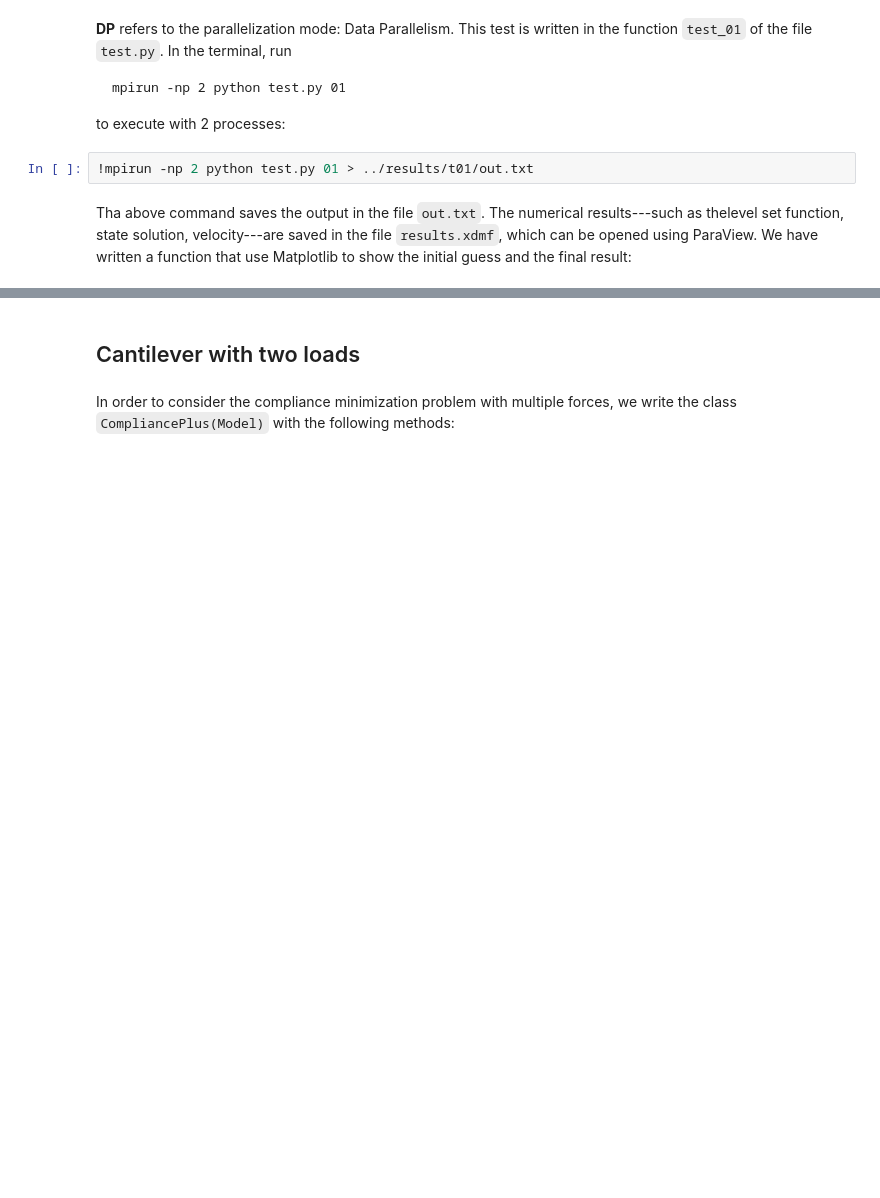
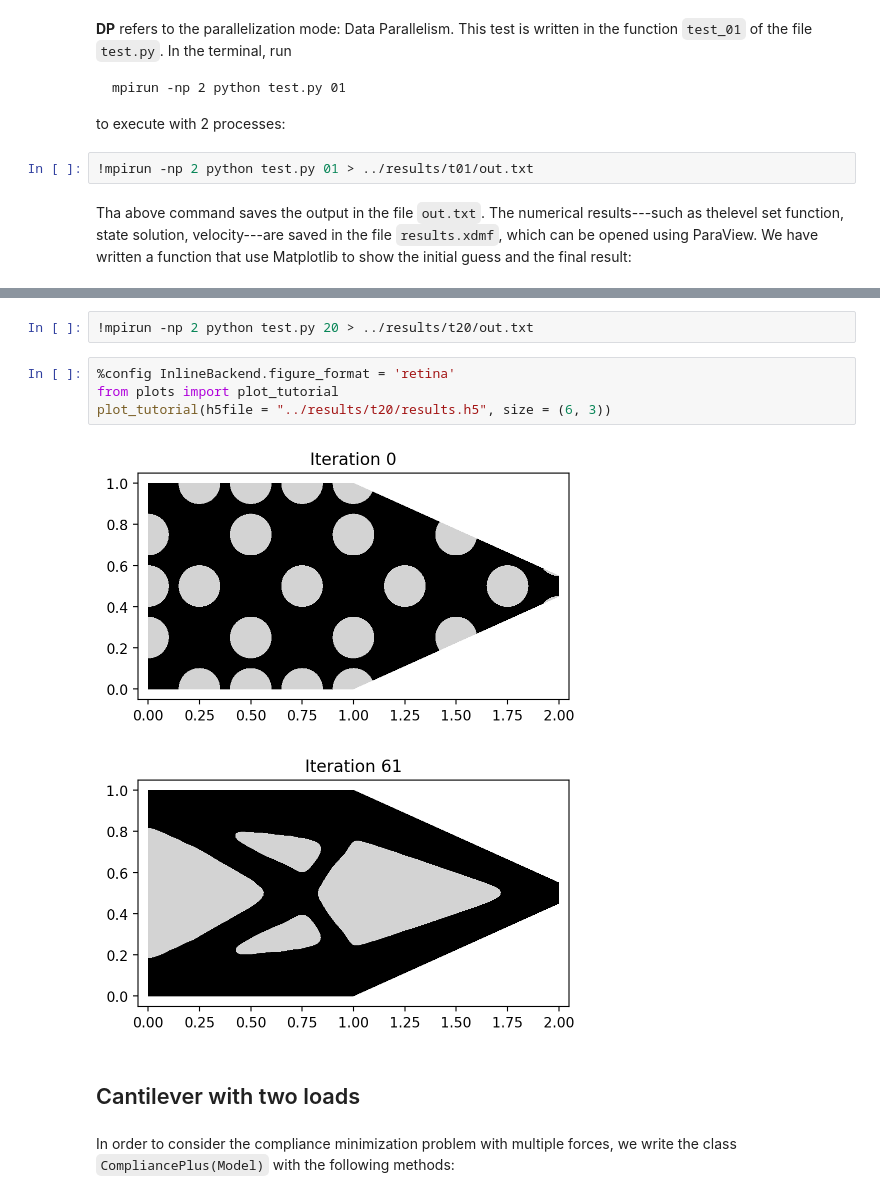
Before and after one commit to PhiFEM/phiFEM_FormOpt, a Jupyter notebook: code/Tutorial.ipynb, the cells around one changed output, grey strips where cells are left out. Saved outputs shown, nothing was run; the diff lists cells and outputs as text; blank space fills up the shorter version.

```diff
--- a/code/Tutorial.ipynb
+++ b/code/Tutorial.ipynb
@@ -312,3 +312,12 @@ plot_tutorial(h5file = "../results/t01/results.h5", size = (6, 3))
+# %%
+!mpirun -np 2 python test.py 20 > ../results/t20/out.txt
+# %%
+%config InlineBackend.figure_format = 'retina'
+from plots import plot_tutorial
+plot_tutorial(h5file = "../results/t20/results.h5", size = (6, 3))
+# %% [output]
+[figure, added]
+[figure, added]
 # %% [markdown]
 ## Cantilever with two loads
 # %% [markdown]
```
Also changed, not shown: parts of 1 cell of this notebook, 5 other files.
